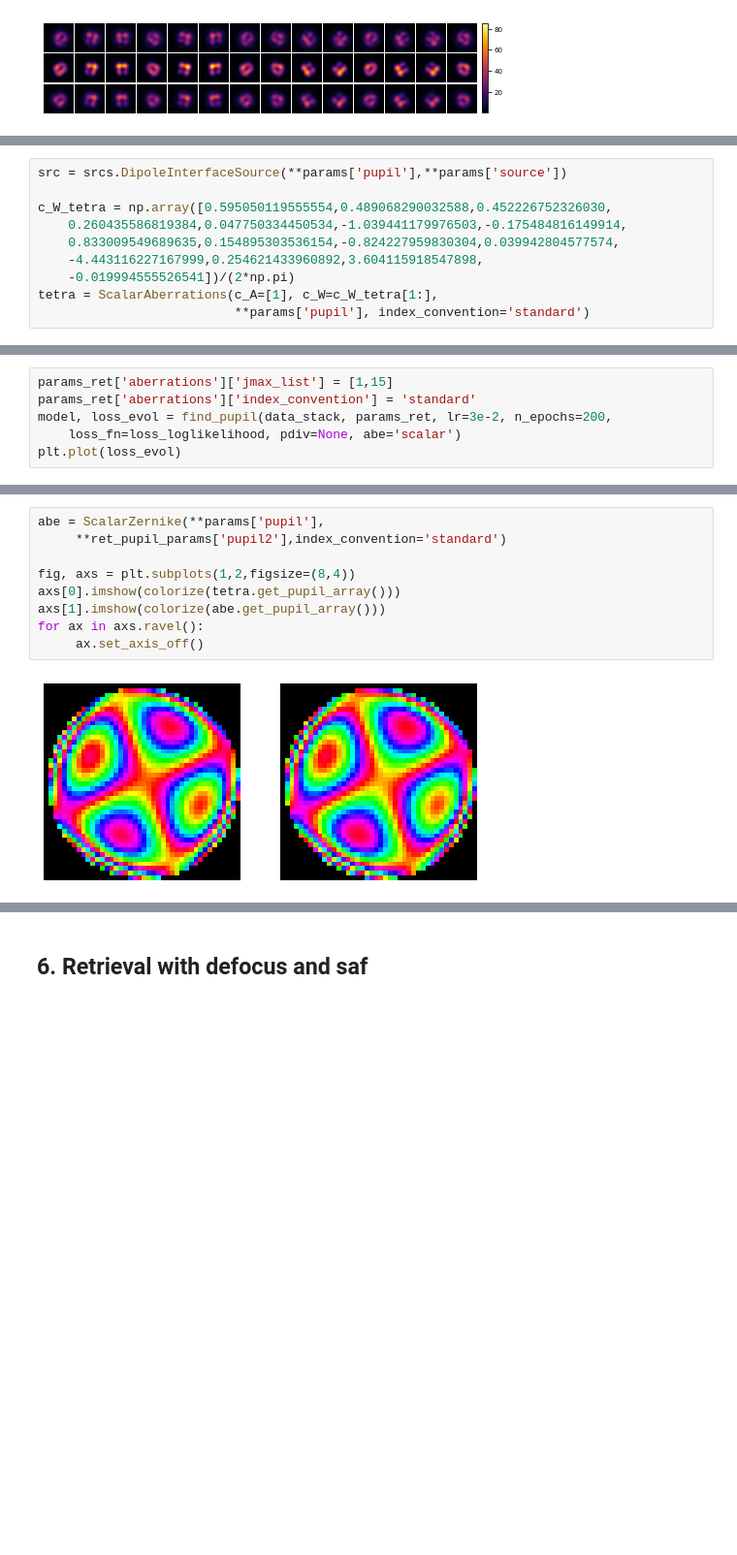
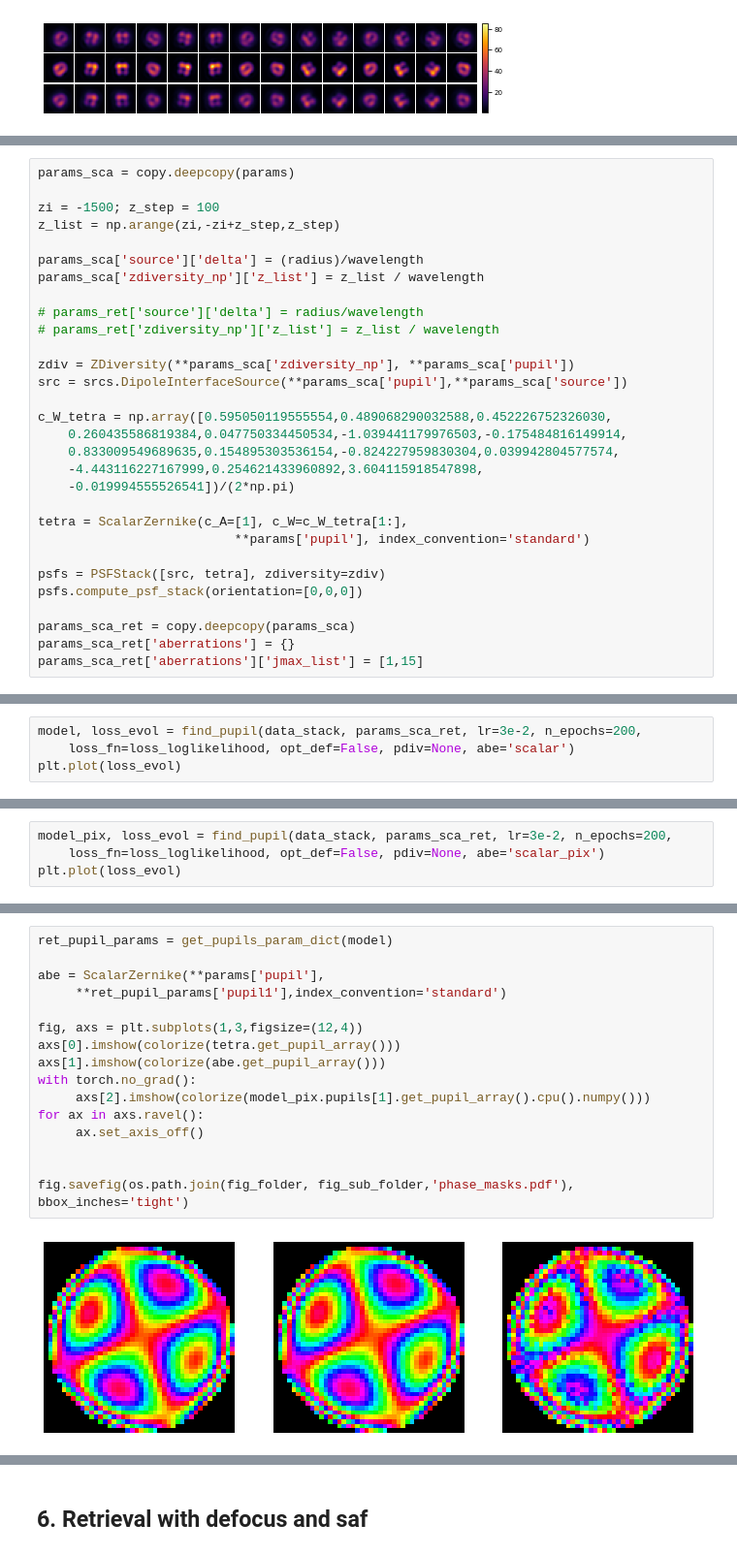
Before and after one commit to rodguti90/pyPSFstack, a Jupyter notebook: figures_article.ipynb, the cells around one changed output, grey strips where cells are left out. Shown at 97% size. Cells and saved outputs as stored; diff of their text form; blank space fills up the shorter version.

```diff
--- a/figures_article.ipynb
+++ b/figures_article.ipynb
@@ -673,10 +707,30 @@ zdiv = ZDiversity(**params['zdiversity'], **params['pupil'])
 # %%
-src = srcs.DipoleInterfaceSource(**params['pupil'],**params['source'])
+params_sca = copy.deepcopy(params)
+
+zi = -1500; z_step = 100
+z_list = np.arange(zi,-zi+z_step,z_step)
+
+params_sca['source']['delta'] = (radius)/wavelength
+params_sca['zdiversity_np']['z_list'] = z_list / wavelength
+
+# params_ret['source']['delta'] = radius/wavelength
+# params_ret['zdiversity_np']['z_list'] = z_list / wavelength
+
+zdiv = ZDiversity(**params_sca['zdiversity_np'], **params_sca['pupil'])
+src = srcs.DipoleInterfaceSource(**params_sca['pupil'],**params_sca['source'])
 
 c_W_tetra = np.array([0.595050119555554,0.489068290032588,0.452226752326030,
     0.260435586819384,0.047750334450534,-1.039441179976503,-0.175484816149914,
     0.833009549689635,0.154895303536154,-0.824227959830304,0.039942804577574,
     -4.443116227167999,0.254621433960892,3.604115918547898,
     -0.019994555526541])/(2*np.pi)
-tetra = ScalarAberrations(c_A=[1], c_W=c_W_tetra[1:],
+
+tetra = ScalarZernike(c_A=[1], c_W=c_W_tetra[1:],
                           **params['pupil'], index_convention='standard')
+
+psfs = PSFStack([src, tetra], zdiversity=zdiv)
+psfs.compute_psf_stack(orientation=[0,0,0])
+
+params_sca_ret = copy.deepcopy(params_sca)
+params_sca_ret['aberrations'] = {}
+params_sca_ret['aberrations']['jmax_list'] = [1,15]
@@ -691,8 +749,6 @@ plot_zstack(data_stack, N_z=data_stack.shape[-1])
 # %%
-params_ret['aberrations']['jmax_list'] = [1,15]
-params_ret['aberrations']['index_convention'] = 'standard'
-model, loss_evol = find_pupil(data_stack, params_ret, lr=3e-2, n_epochs=200,
-    loss_fn=loss_loglikelihood, pdiv=None, abe='scalar')
+model, loss_evol = find_pupil(data_stack, params_sca_ret, lr=3e-2, n_epochs=200,
+    loss_fn=loss_loglikelihood, opt_def=False, pdiv=None, abe='scalar')
 plt.plot(loss_evol)
 # %% [output]
 [<matplotlib.lines.Line2D at 0x...>]
@@ -714,0 +756,4 @@ ret_pupil_params
+# %%
+model_pix, loss_evol = find_pupil(data_stack, params_sca_ret, lr=3e-2, n_epochs=200,
+    loss_fn=loss_loglikelihood, opt_def=False, pdiv=None, abe='scalar_pix')
+plt.plot(loss_evol)
@@ -715,11 +782,18 @@ ret_pupil_params
 # %%
+ret_pupil_params = get_pupils_param_dict(model)
+
 abe = ScalarZernike(**params['pupil'],
-     **ret_pupil_params['pupil2'],index_convention='standard')
+     **ret_pupil_params['pupil1'],index_convention='standard')
 
-fig, axs = plt.subplots(1,2,figsize=(8,4))
+fig, axs = plt.subplots(1,3,figsize=(12,4))
 axs[0].imshow(colorize(tetra.get_pupil_array()))
 axs[1].imshow(colorize(abe.get_pupil_array()))
+with torch.no_grad():
+     axs[2].imshow(colorize(model_pix.pupils[1].get_pupil_array().cpu().numpy()))
 for ax in axs.ravel():
      ax.set_axis_off()
+
+
+fig.savefig(os.path.join(fig_folder, fig_sub_folder,'phase_masks.pdf'), bbox_inches='tight')
 # %% [output]
-[figure, old version]
+[figure, new version]
```
Also changed, not shown: parts of 42 cells of this notebook.
